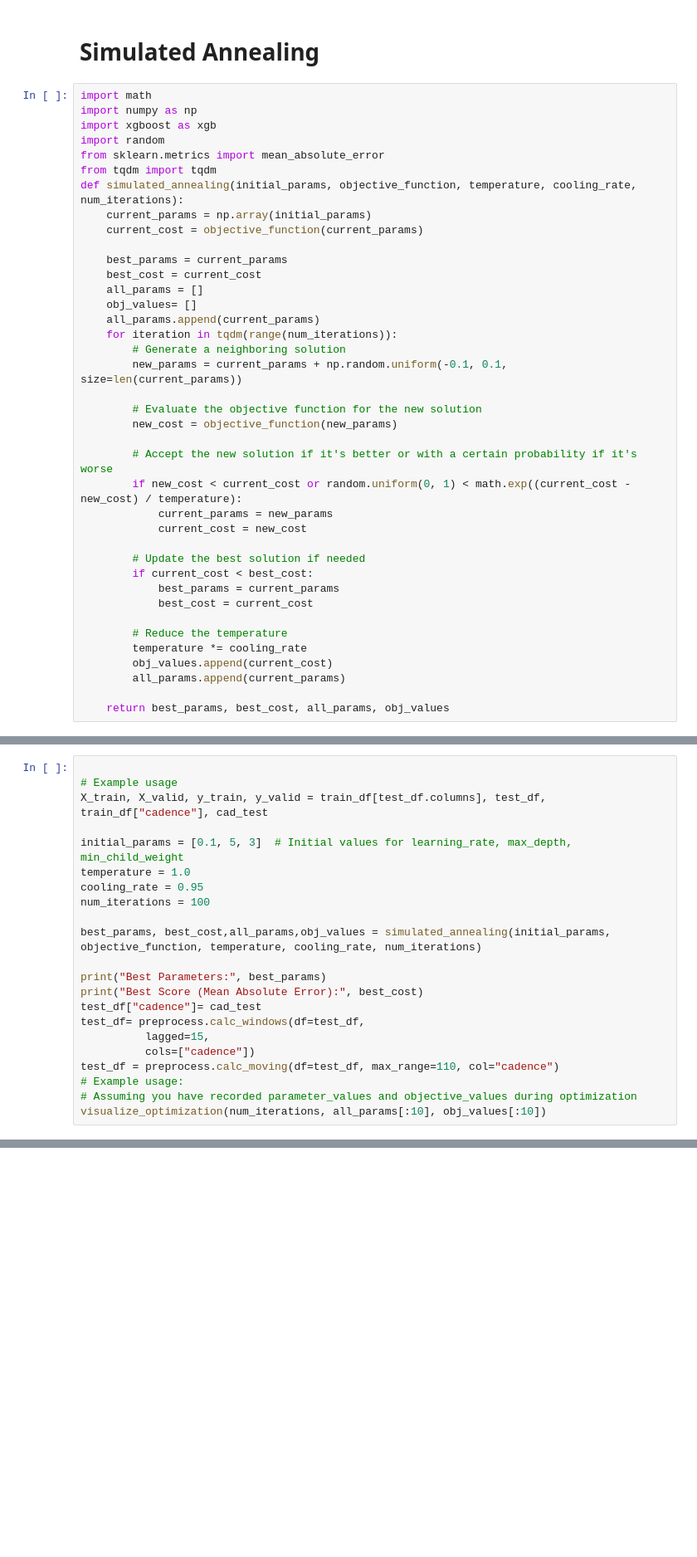
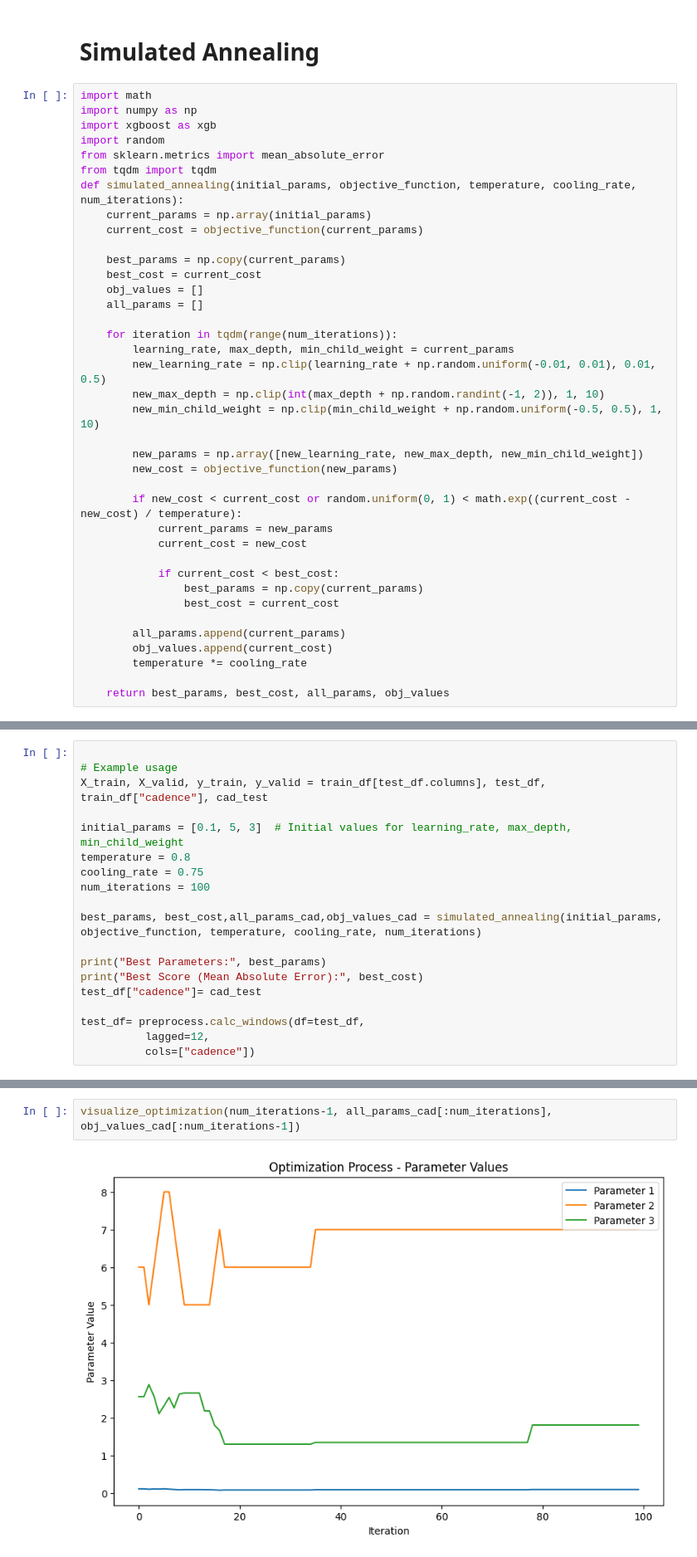
Before and after one commit to VojtaZahradnik/master_thesis, a Jupyter notebook: src/research/hyperparam_tuning.ipynb, the cells around one changed output, grey strips where cells are left out. Shown at 83% size. Saved outputs shown, nothing was run; the diff lists cells and outputs as text; blank space fills up the shorter version.

```diff
--- a/src/research/hyperparam_tuning.ipynb
+++ b/src/research/hyperparam_tuning.ipynb
@@ -305,31 +352,30 @@ def simulated_annealing(initial_params, objective_function, temperature, cooling
     current_params = np.array(initial_params)
     current_cost = objective_function(current_params)
 
-    best_params = current_params
+    best_params = np.copy(current_params)
     best_cost = current_cost
+    obj_values = []
     all_params = []
-    obj_values= []
-    all_params.append(current_params)
+
     for iteration in tqdm(range(num_iterations)):
-        # Generate a neighboring solution
-        new_params = current_params + np.random.uniform(-0.1, 0.1, size=len(current_params))
+        learning_rate, max_depth, min_child_weight = current_params
+        new_learning_rate = np.clip(learning_rate + np.random.uniform(-0.01, 0.01), 0.01, 0.5)
+        new_max_depth = np.clip(int(max_depth + np.random.randint(-1, 2)), 1, 10)
+        new_min_child_weight = np.clip(min_child_weight + np.random.uniform(-0.5, 0.5), 1, 10)
 
-        # Evaluate the objective function for the new solution
+        new_params = np.array([new_learning_rate, new_max_depth, new_min_child_weight])
         new_cost = objective_function(new_params)
 
-        # Accept the new solution if it's better or with a certain probability if it's worse
         if new_cost < current_cost or random.uniform(0, 1) < math.exp((current_cost - new_cost) / temperature):
             current_params = new_params
             current_cost = new_cost
 
-        # Update the best solution if needed
-        if current_cost < best_cost:
-            best_params = current_params
-            best_cost = current_cost
+            if current_cost < best_cost:
+                best_params = np.copy(current_params)
+                best_cost = current_cost
 
-        # Reduce the temperature
+        all_params.append(current_params)
+        obj_values.append(current_cost)
         temperature *= cooling_rate
-        obj_values.append(current_cost)
-        all_params.append(current_params)
 
     return best_params, best_cost, all_params, obj_values
@@ -363,19 +385,16 @@ def visualize_optimization(iterations, parameter_values, objective_values):
 X_train, X_valid, y_train, y_valid = train_df[test_df.columns], test_df, train_df["cadence"], cad_test
 
 initial_params = [0.1, 5, 3]  # Initial values for learning_rate, max_depth, min_child_weight
-temperature = 1.0
-cooling_rate = 0.95
+temperature = 0.8
+cooling_rate = 0.75
 num_iterations = 100
 
-best_params, best_cost,all_params,obj_values = simulated_annealing(initial_params, objective_function, temperature, cooling_rate, num_iterations)
+best_params, best_cost,all_params_cad,obj_values_cad = simulated_annealing(initial_params, objective_function, temperature, cooling_rate, num_iterations)
 
 print("Best Parameters:", best_params)
 print("Best Score (Mean Absolute Error):", best_cost)
 test_df["cadence"]= cad_test
+
 test_df= preprocess.calc_windows(df=test_df,
-          lagged=15,
+          lagged=12,
           cols=["cadence"])
-test_df = preprocess.calc_moving(df=test_df, max_range=110, col="cadence")
-# Example usage:
-# Assuming you have recorded parameter_values and objective_values during optimization
-visualize_optimization(num_iterations, all_params[:10], obj_values[:10])
@@ -381,0 +404,4 @@ visualize_optimization(num_iterations, all_params[:10], obj_values[:10])
+# %%
+visualize_optimization(num_iterations-1, all_params_cad[:num_iterations], obj_values_cad[:num_iterations-1])
+# %% [output]
+[figure, added]
```
Also changed, not shown: parts of 21 cells of this notebook, 4 other files.
